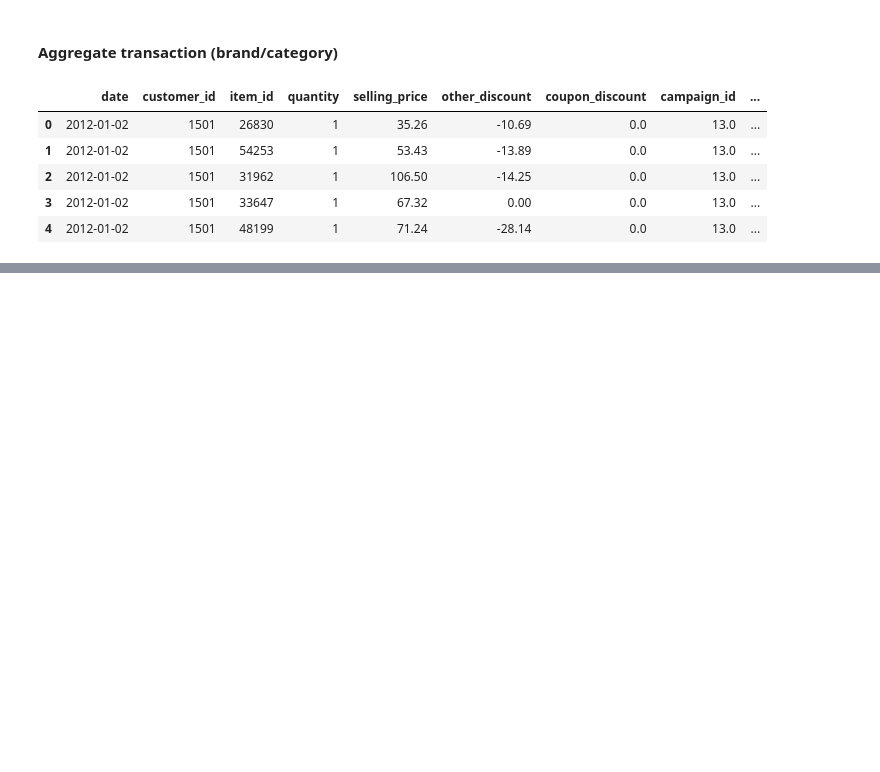
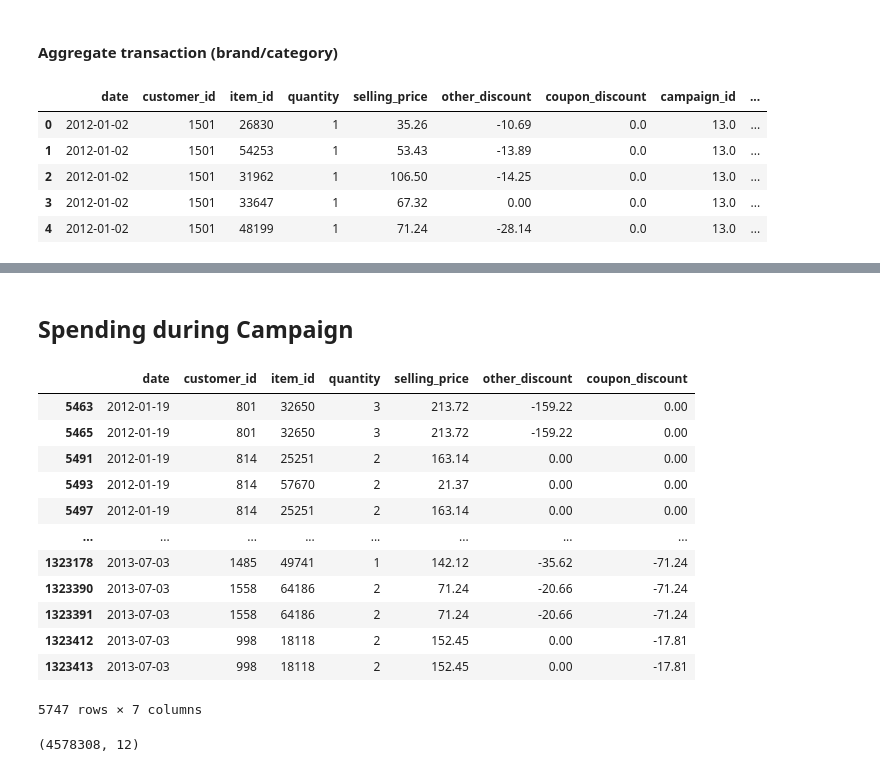
Before and after one commit to sukhumarna/marketing_rl, a Jupyter notebook: notebooks/coupon_redemption_eda.ipynb, the cells around one changed output, grey strips where cells are left out. Drawn from its saved outputs; the diff is of its cells as text; code cells hidden in the pictures; blank space fills up the shorter version.

```diff
--- a/notebooks/coupon_redemption_eda.ipynb
+++ b/notebooks/coupon_redemption_eda.ipynb
@@ -413,0 +435,19 @@ plt.show()
+# %% [markdown]
+## Spending during Campaign
+# %%
+txn_df.shape
+txn_df[txn_df.duplicated(subset=['date', 'customer_id', 'item_id', 'quantity', 'selling_price', 'other_discount', 'coupon_discount'], keep=False)]
+# %% [output]
+|  | date | customer_id | item_id | quantity | selling_price | other_discount | coupon_discount |
+| 5463 | 2012-01-19 | 801 | 32650 | 3 | 213.72 | -159.22 | 0.00 |
+| 5465 | 2012-01-19 | 801 | 32650 | 3 | 213.72 | -159.22 | 0.00 |
+| 5491 | 2012-01-19 | 814 | 25251 | 2 | 163.14 | 0.00 | 0.00 |
+| 5493 | 2012-01-19 | 814 | 57670 | 2 | 21.37 | 0.00 | 0.00 |
+| 5497 | 2012-01-19 | 814 | 25251 | 2 | 163.14 | 0.00 | 0.00 |
+| ... | ... | ... | ... | ... | ... | ... | ... |
+| 1323178 | 2013-07-03 | 1485 | 49741 | 1 | 142.12 | -35.62 | -71.24 |
+| 1323390 | 2013-07-03 | 1558 | 64186 | 2 | 71.24 | -20.66 | -71.24 |
+| 1323391 | 2013-07-03 | 1558 | 64186 | 2 | 71.24 | -20.66 | -71.24 |
+| 1323412 | 2013-07-03 | 998 | 18118 | 2 | 152.45 | 0.00 | -17.81 |
+| 1323413 | 2013-07-03 | 998 | 18118 | 2 | 152.45 | 0.00 | -17.81 |
+5747 rows × 7 columns
@@ -413,0 +458,9 @@ plt.show()
+# %%
+txn_cmpn_df = txn_cmpn_df.drop_duplicates()
+txn_cmpn_df['date_diff'] = (txn_cmpn_df['date'] - txn_cmpn_df['start_date']).dt.days
+txn_cmpn_df['in_campaign'] = np.where((txn_cmpn_df['date_diff'].between(1, 31)) |
+                                      (txn_cmpn_df['date'].between(txn_cmpn_df['start_date'], txn_cmpn_df['end_date'])),
+                                      True, False)
+txn_cmpn_df.shape
+# %% [output]
+(4578308, 12)
```
Also changed, not shown: parts of 19 cells of this notebook, 12 other files.
